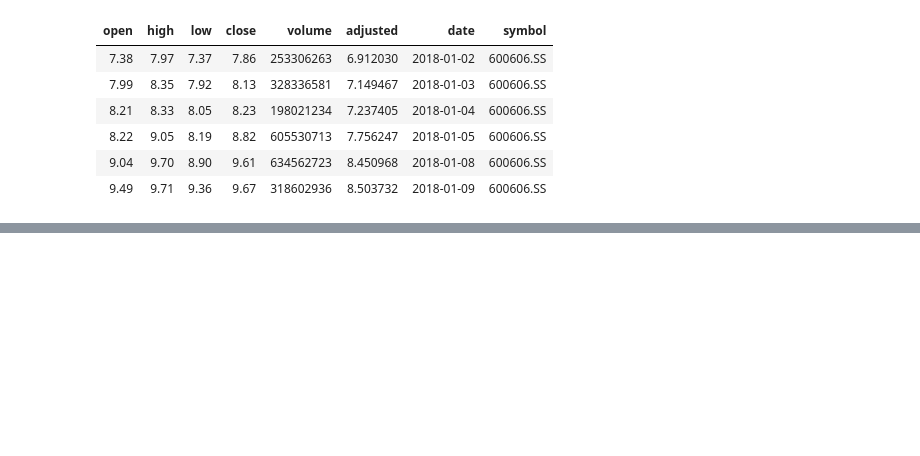
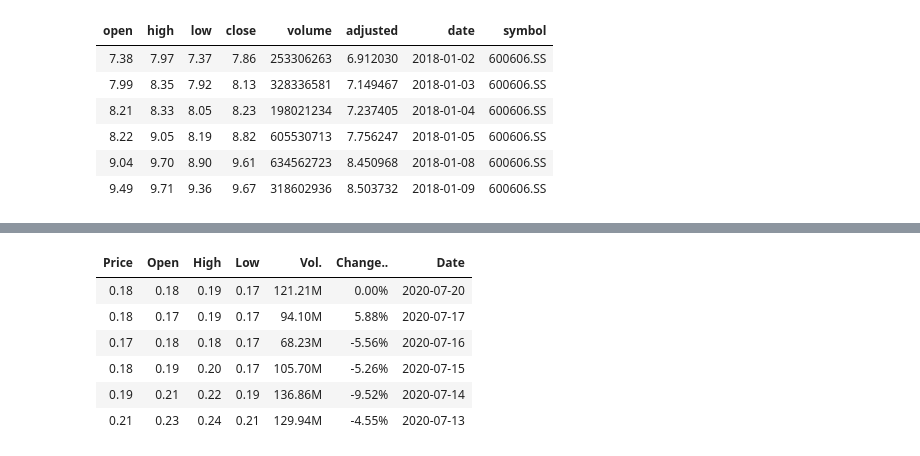
Before and after one commit to JunjieLeiCoe/sm_res_mkt, a Jupyter notebook: stock_trade.ipynb, the cells around one changed output, grey strips where cells are left out. Cells and saved outputs as stored; diff of their text form; code cells hidden in the pictures; blank space fills up the shorter version.

```diff
--- a/stock_trade.ipynb
+++ b/stock_trade.ipynb
@@ -218,0 +246,11 @@ ERROR: Error in ggplot(data = combinedData, aes(x = as.Date(date), y = close, :
+# %%
+leshi <- leshi[,-1]
+head(leshi)
+# %% [output]
+| Price | Open | High | Low | Vol. | Change.. | Date |
+| 0.18 | 0.18 | 0.19 | 0.17 | 121.21M | 0.00% | 2020-07-20 |
+| 0.18 | 0.17 | 0.19 | 0.17 | 94.10M | 5.88% | 2020-07-17 |
+| 0.17 | 0.18 | 0.18 | 0.17 | 68.23M | -5.56% | 2020-07-16 |
+| 0.18 | 0.19 | 0.20 | 0.17 | 105.70M | -5.26% | 2020-07-15 |
+| 0.19 | 0.21 | 0.22 | 0.19 | 136.86M | -9.52% | 2020-07-14 |
+| 0.21 | 0.23 | 0.24 | 0.21 | 129.94M | -4.55% | 2020-07-13 |
```
Also changed, not shown: parts of 10 cells of this notebook.
